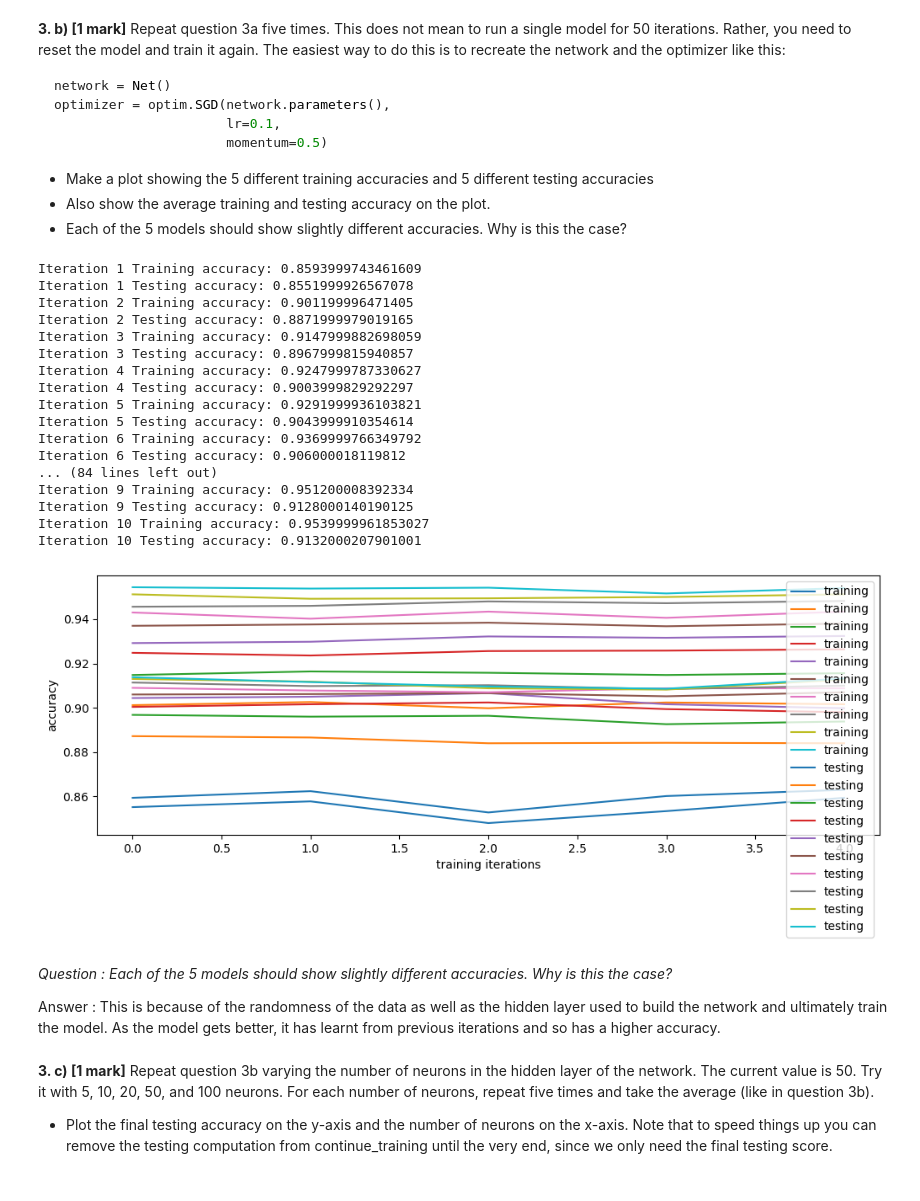
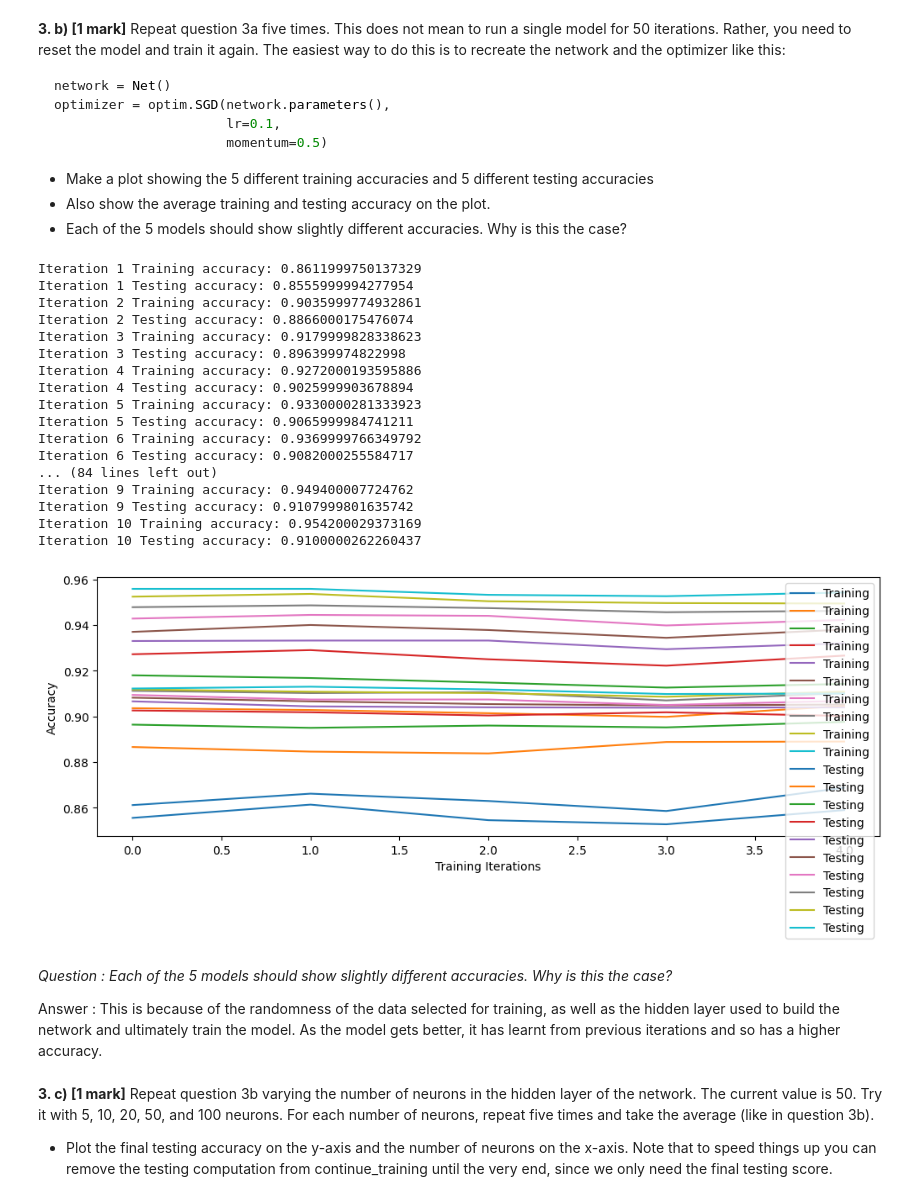
Before and after one commit to mr-nudo/neuronModels1, a Jupyter notebook: syde552_file_(2).ipynb, the cells around one changed output. Drawn from its saved outputs; the diff is of its cells as text; code cells hidden in the pictures.

```diff
--- a/syde552_file_(2).ipynb
+++ b/syde552_file_(2).ipynb
@@ -568,47 +611,47 @@ optimizer = optim.SGD(network.parameters(),
 # %%
 
 final_accuracy_train = []
 final_accuracy_test = []
 for run in range(5):
   network = Net()
   optimizer = optim.SGD(network.parameters(),lr=0.1,momentum=0.5)
   accuracy_train = []
   accuracy_test = []
   for i in range(10):
     continue_training()
   final_accuracy_train.append(accuracy_train)
   final_accuracy_test.append(accuracy_test)
 
 plt.figure(figsize=(12,4))
-plt.plot(final_accuracy_train, label='training')
-plt.plot(final_accuracy_test, label='testing')
+plt.plot(final_accuracy_train, label='Training')
+plt.plot(final_accuracy_test, label='Testing')
 plt.legend()
-plt.xlabel('training iterations')
-plt.ylabel('accuracy')
+plt.xlabel('Training Iterations')
+plt.ylabel('Accuracy')
 plt.show()
 # %% [output]
-Iteration 1 Training accuracy: 0.8593999743461609
-Iteration 1 Testing accuracy: 0.8551999926567078
-Iteration 2 Training accuracy: 0.901199996471405
-Iteration 2 Testing accuracy: 0.8871999979019165
-Iteration 3 Training accuracy: 0.9147999882698059
-Iteration 3 Testing accuracy: 0.8967999815940857
-Iteration 4 Training accuracy: 0.9247999787330627
-Iteration 4 Testing accuracy: 0.9003999829292297
-Iteration 5 Training accuracy: 0.9291999936103821
-Iteration 5 Testing accuracy: 0.9043999910354614
+Iteration 1 Training accuracy: 0.8611999750137329
+Iteration 1 Testing accuracy: 0.8555999994277954
+Iteration 2 Training accuracy: 0.9035999774932861
+Iteration 2 Testing accuracy: 0.8866000175476074
+Iteration 3 Training accuracy: 0.9179999828338623
+Iteration 3 Testing accuracy: 0.896399974822998
+Iteration 4 Training accuracy: 0.9272000193595886
+Iteration 4 Testing accuracy: 0.9025999903678894
+Iteration 5 Training accuracy: 0.9330000281333923
+Iteration 5 Testing accuracy: 0.9065999984741211
 Iteration 6 Training accuracy: 0.9369999766349792
-Iteration 6 Testing accuracy: 0.906000018119812
+Iteration 6 Testing accuracy: 0.9082000255584717
 ... (84 lines left out)
-Iteration 9 Training accuracy: 0.951200008392334
-Iteration 9 Testing accuracy: 0.9128000140190125
-Iteration 10 Training accuracy: 0.9539999961853027
-Iteration 10 Testing accuracy: 0.9132000207901001
+Iteration 9 Training accuracy: 0.949400007724762
+Iteration 9 Testing accuracy: 0.9107999801635742
+Iteration 10 Training accuracy: 0.954200029373169
+Iteration 10 Testing accuracy: 0.9100000262260437
-[figure, old version]
+[figure, new version]
 # %% [markdown]
 *Question : Each of the 5 models should show slightly different accuracies. Why is this the case?*
 
-Answer : This is because of the randomness of the data as well as the hidden layer used to build the network and ultimately train the model. As the model gets better, it has learnt from previous iterations and so has a higher accuracy.
+Answer : This is because of the randomness of the data selected for training, as well as the hidden layer used to build the network and ultimately train the model. As the model gets better, it has learnt from previous iterations and so has a higher accuracy.
 # %% [markdown]
 **3. c) [1 mark]** Repeat question 3b varying the number of neurons in the hidden layer of the network.  The current value is 50.  Try it with 5, 10, 20, 50, and 100 neurons.  For each number of neurons, repeat five times and take the average (like in question 3b).
 
```
Also changed, not shown: parts of 22 cells of this notebook.
